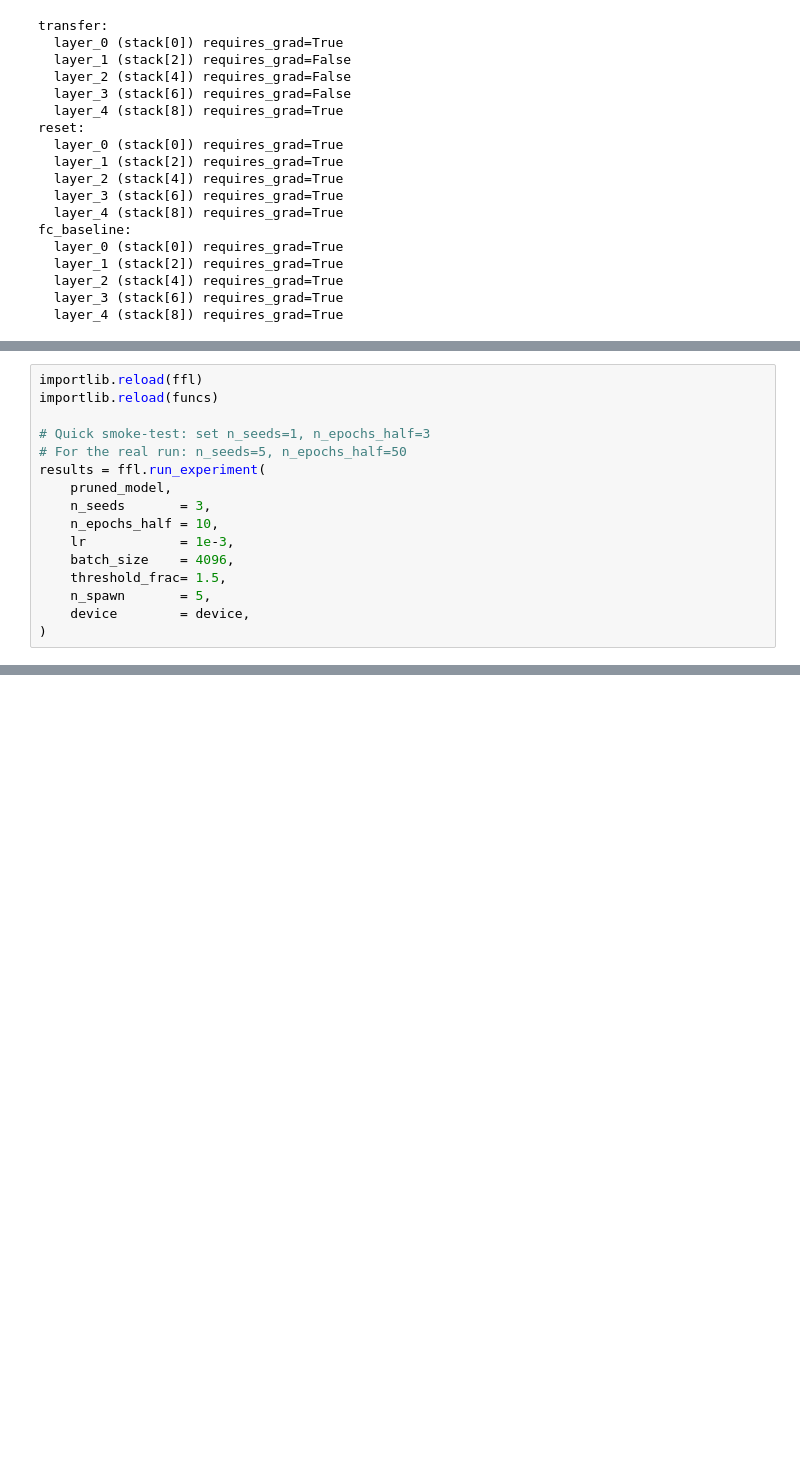
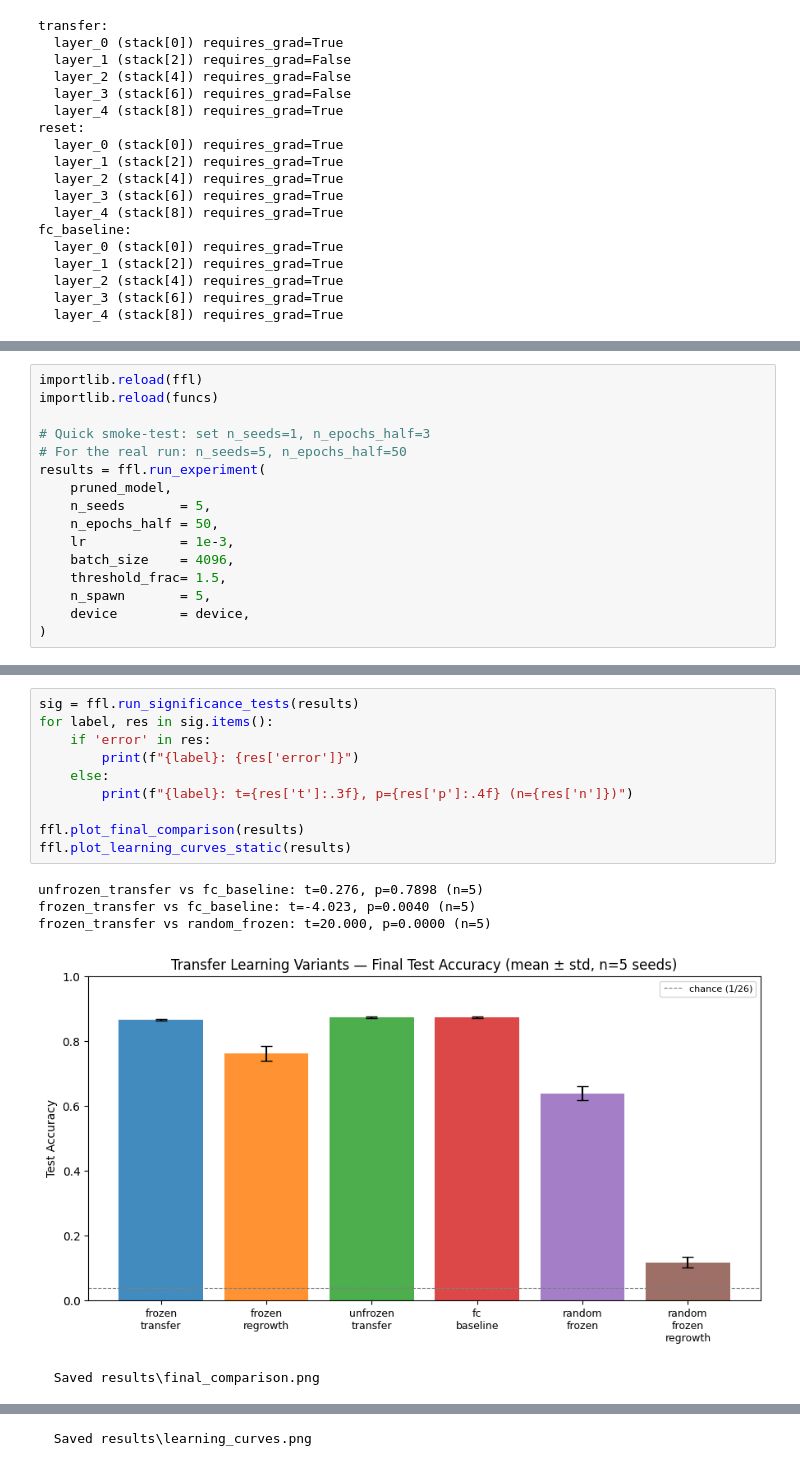
Before and after one commit to Iwe-Coumou/Project-ML, a Jupyter notebook: letters.ipynb, the cells around one changed output, grey strips where cells are left out. Cells and saved outputs as stored; diff of their text form; blank space fills up the shorter version.

```diff
--- a/letters.ipynb
+++ b/letters.ipynb
@@ -211,8 +215,8 @@ importlib.reload(funcs)
 # For the real run: n_seeds=5, n_epochs_half=50
 results = ffl.run_experiment(
     pruned_model,
-    n_seeds       = 3,
-    n_epochs_half = 10,
+    n_seeds       = 5,
+    n_epochs_half = 50,
     lr            = 1e-3,
     batch_size    = 4096,
     threshold_frac= 1.5,
@@ -242,0 +282,16 @@ print("Results saved to results/")
+# %%
+sig = ffl.run_significance_tests(results)
+for label, res in sig.items():
+    if 'error' in res:
+        print(f"{label}: {res['error']}")
+    else:
+        print(f"{label}: t={res['t']:.3f}, p={res['p']:.4f} (n={res['n']})")
+
+ffl.plot_final_comparison(results)
+ffl.plot_learning_curves_static(results)
+# %% [output]
+unfrozen_transfer vs fc_baseline: t=0.276, p=0.7898 (n=5)
+frozen_transfer vs fc_baseline: t=-4.023, p=0.0040 (n=5)
+frozen_transfer vs random_frozen: t=20.000, p=0.0000 (n=5)
+[figure, added]
+  Saved results\final_comparison.png
@@ -242,0 +299 @@ print("Results saved to results/")
+  Saved results\learning_curves.png
```
Also changed, not shown: parts of 16 cells of this notebook, 32 other files.
